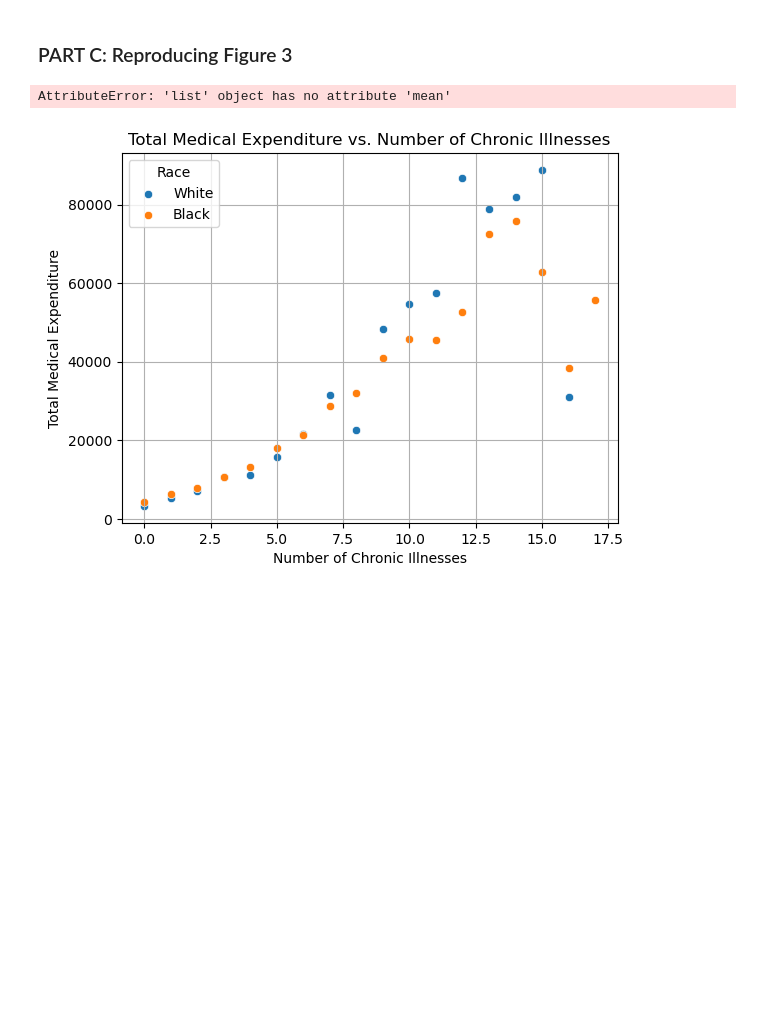
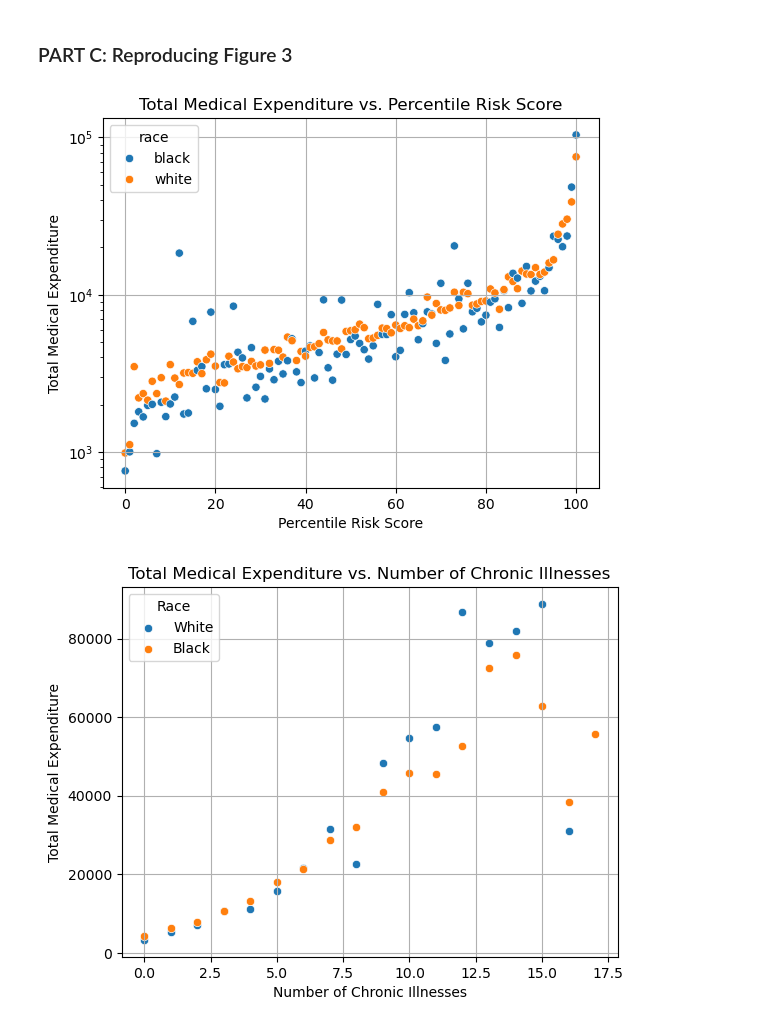
Before and after one commit to juliajoy315/juliajoy315.github.io, a Jupyter notebook: posts/DecisionMaking/index.ipynb, the cells around one changed output. Drawn from its saved outputs; the diff is of its cells as text; code cells hidden in the pictures; blank space fills up the shorter version.

```diff
--- a/posts/DecisionMaking/index.ipynb
+++ b/posts/DecisionMaking/index.ipynb
@@ -66,19 +74,19 @@ As we see from the plot, Patient A and Patient B are not equally likely to be re
 ### PART C: Reproducing Figure 3
 # %%
 df['risk_percentile'] = (df['risk_score_t'].rank(pct=True) * 100).round()
-riskCostDF = df.groupby(['risk_percentile','race']).aggregate(['cost_t'].mean()).reset_index()
+riskCostDF = df.groupby(['risk_percentile','race']).aggregate({'cost_t': 'mean'}).reset_index()
 
 
 
 sns.scatterplot(x='risk_percentile', y='cost_t', hue = 'race', data=riskCostDF)
 plt.xlabel('Percentile Risk Score')
 plt.ylabel('Total Medical Expenditure')
 plt.title('Total Medical Expenditure vs. Percentile Risk Score')
 plt.grid(True)
 plt.yscale('log')
 plt.show()
 # %% [output]
-AttributeError: 'list' object has no attribute 'mean'
+[figure, added]
 # %%
 blackDF = df[df["race"] == "black"].copy()
 whiteDF = df[df["race"] == "white"].copy()
```
Also changed, not shown: parts of 1 cell of this notebook, 7 other files.
